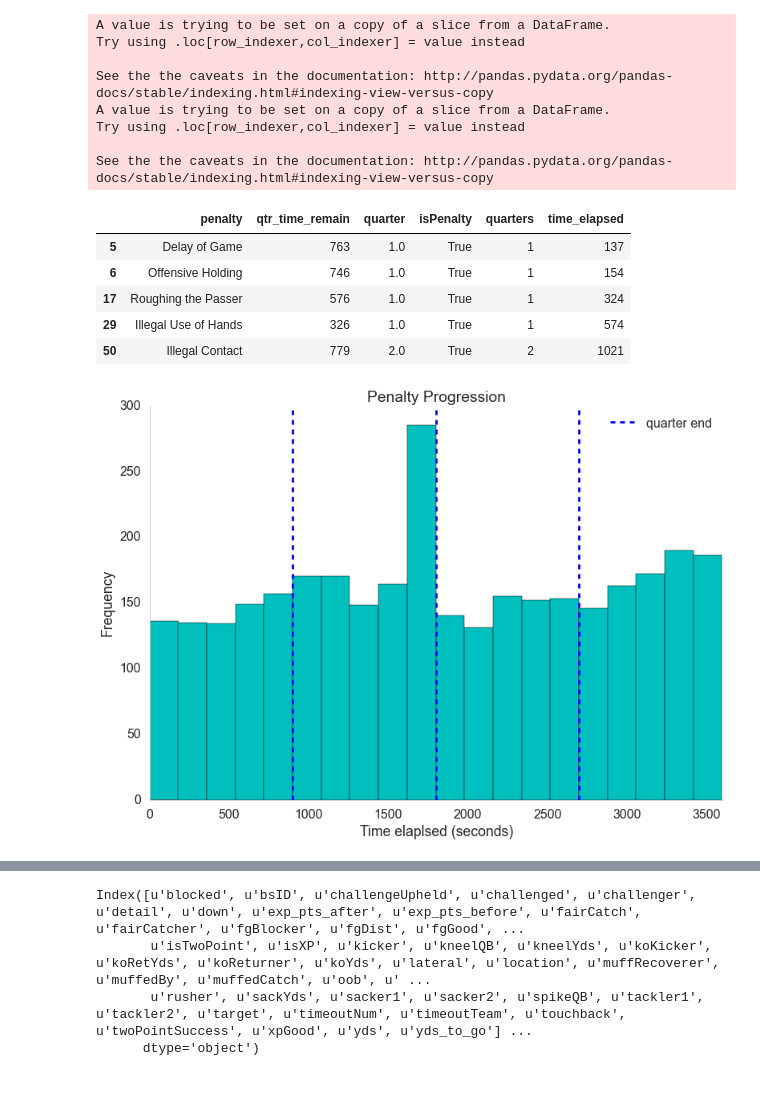
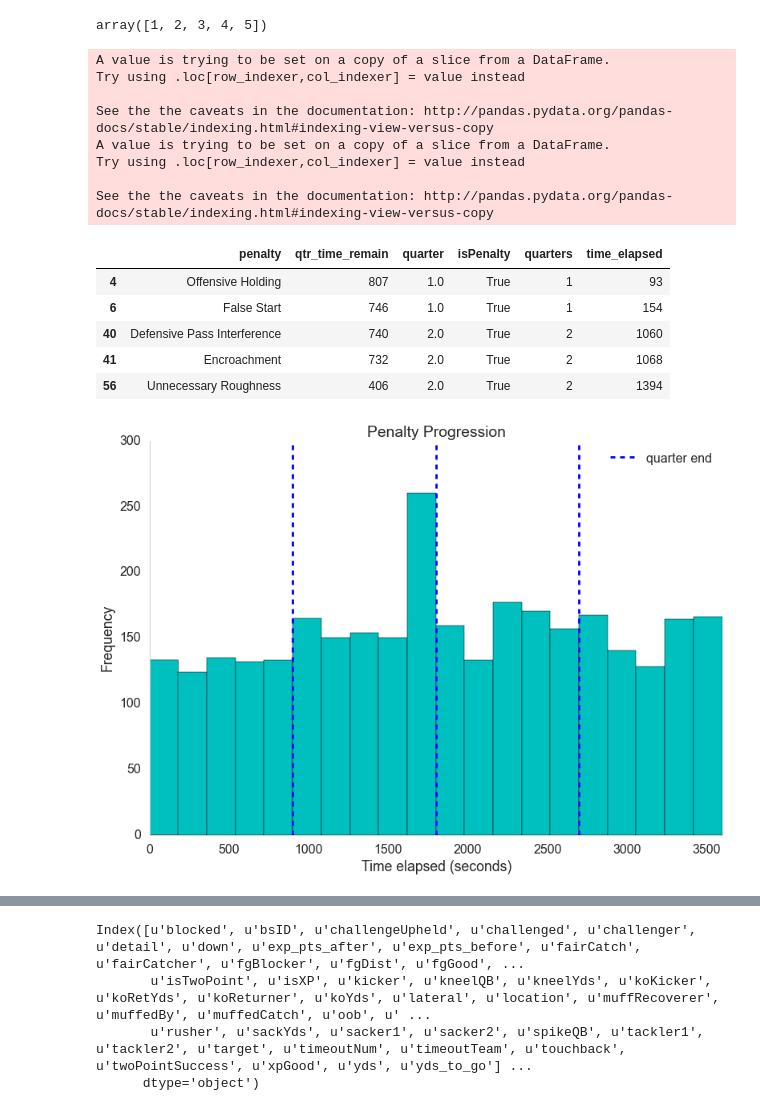
Before and after one commit to mdgoldberg/playprediction, a Jupyter notebook: Penalty Progression.ipynb, the cells around one changed output, grey strips where cells are left out. Cells and saved outputs as stored; diff of their text form; code cells hidden in the pictures.

```diff
--- a/Penalty Progression.ipynb
+++ b/Penalty Progression.ipynb
@@ -13,14 +13,21 @@ pd.set_option('display.notebook_repr_html', True)
 import seaborn as sns
 sns.set_style("whitegrid")
 sns.set_context("poster")
+# %%
+data10 =  pd.read_csv('2010plays.csv')
+data10.quarter.unique()
+# %% [output]
+array([1, 2, 3, 4, 5])
 # %%
 #Clean data table for penalty graph
-data11 =  pd.read_csv('2011plays.csv')
+
+data11 =  pd.read_csv('2013plays.csv')
 data = data11[["penalty", "qtr_time_remain", "quarter"]]
 data["isPenalty"] = data11.penalty.notnull().values
 quart = []
 for i in range(len(data[["quarter"]].values)):
     val = data[["quarter"]].values[i][0]
+    val = str(val)
     quart.append(val.replace(".0", ""))
 data["quarters"] = quart
 data = data[data.quarters != "OT"]
@@ -48,8 +55,8 @@ Try using .loc[row_indexer,col_indexer] = value instead
 
 See the the caveats in the documentation: http://pandas.pydata.org/pandas-docs/stable/indexing.html#indexing-view-versus-copy
 |  | penalty | qtr_time_remain | quarter | isPenalty | quarters | time_elapsed |
-| 5 | Delay of Game | 763 | 1.0 | True | 1 | 137 |
-| 6 | Offensive Holding | 746 | 1.0 | True | 1 | 154 |
-| 17 | Roughing the Passer | 576 | 1.0 | True | 1 | 324 |
-| 29 | Illegal Use of Hands | 326 | 1.0 | True | 1 | 574 |
-| 50 | Illegal Contact | 779 | 2.0 | True | 2 | 1021 |
+| 4 | Offensive Holding | 807 | 1.0 | True | 1 | 93 |
+| 6 | False Start | 746 | 1.0 | True | 1 | 154 |
+| 40 | Defensive Pass Interference | 740 | 2.0 | True | 2 | 1060 |
+| 41 | Encroachment | 732 | 2.0 | True | 2 | 1068 |
+| 56 | Unnecessary Roughness | 406 | 2.0 | True | 2 | 1394 |
@@ -58,15 +107,15 @@ See the the caveats in the documentation: http://pandas.pydata.org/pandas-docs/s
 # %%
 #Plot of penalty graph
 plt.hist(data["time_elapsed"].values, bins=20, color="c")
 plt.title("Penalty Progression")
-plt.xlabel("Time elaplsed (seconds)")
+plt.xlabel("Time elapsed (seconds)")
 plt.ylabel("Frequency")
 plt.xlim(0,3600)
 plt.axvline(15*60, color="b", label = "quarter end", ls = '--')
 plt.axvline(30*60, color="b", ls = '--')
 plt.axvline(45*60, color="b", ls = '--')
 plt.legend()
 plt.grid(False)
 sns.despine()
 # %% [output]
-[figure, old version]
+[figure, new version]
```
Also changed, not shown: parts of 18 cells of this notebook.
